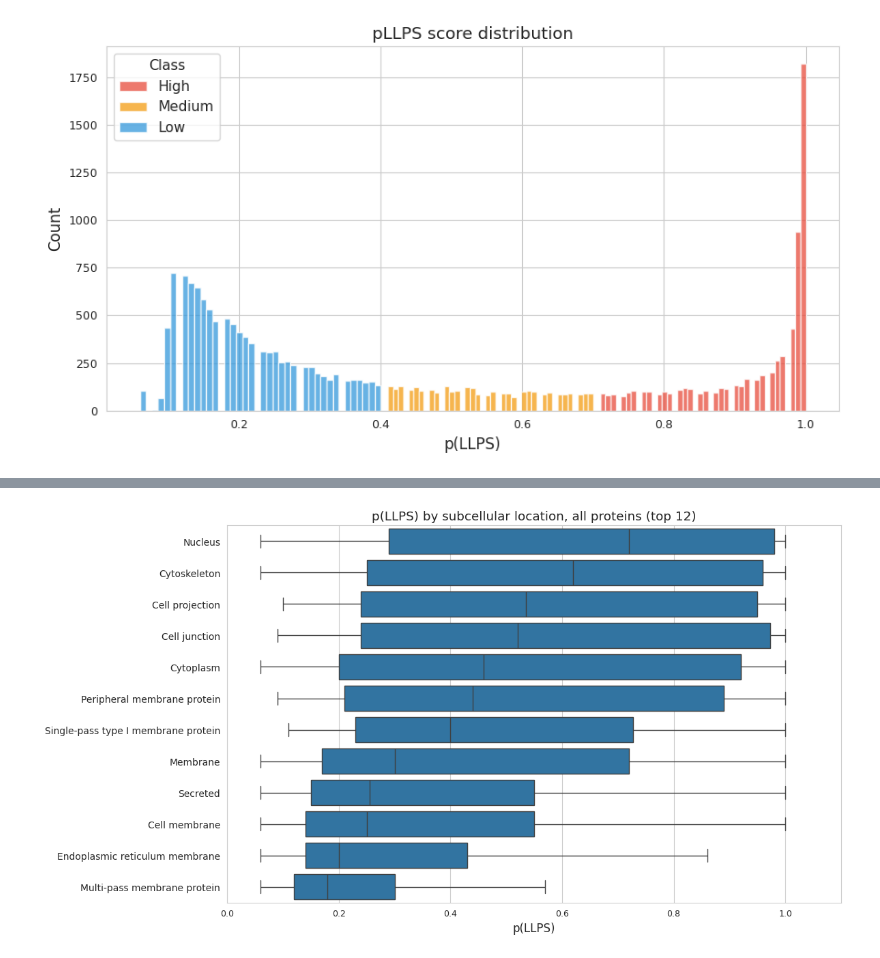
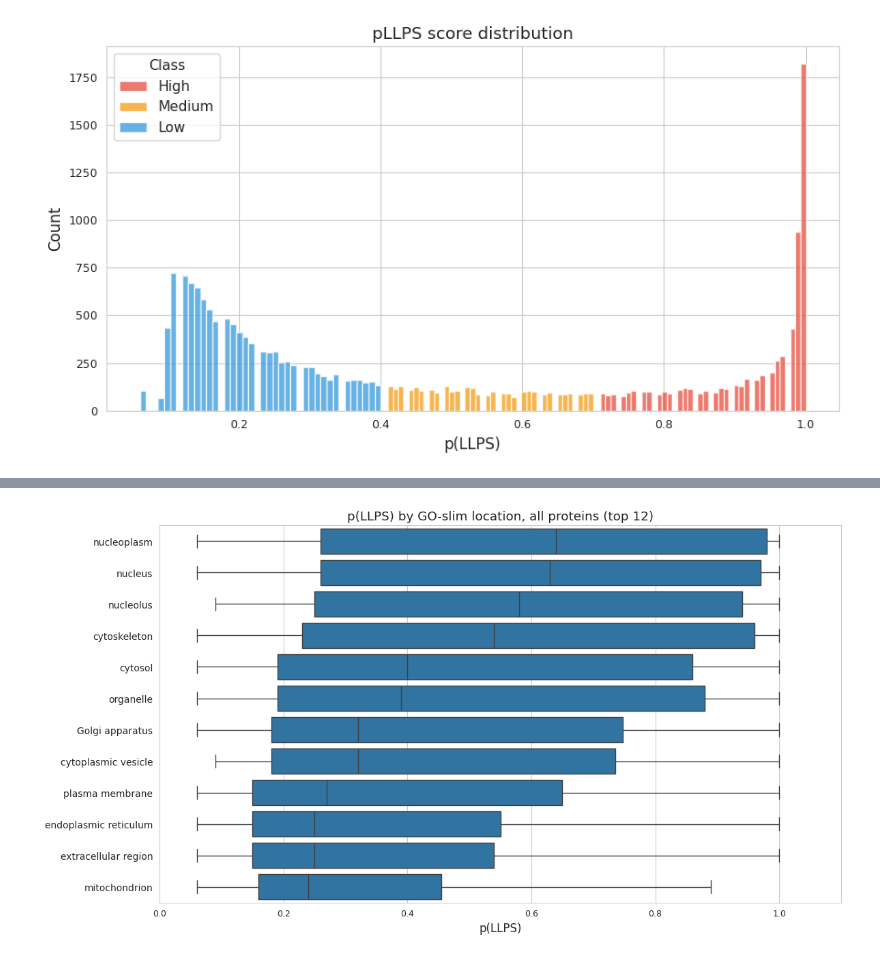
Before and after one commit to j-a-hill/mem_prot_llps, a Jupyter notebook: notebooks/02_plot.ipynb, the cells around one changed output, grey strips where cells are left out. Cells and saved outputs as stored; diff of their text form; code cells hidden in the pictures.

```diff
--- a/notebooks/02_plot.ipynb
+++ b/notebooks/02_plot.ipynb
@@ -189,31 +241,32 @@ plt.show()
 # %%
-# Fig 4 — pLLPS by subcellular location, all proteins (top 12 by count)
+# Fig 4 — pLLPS by GO-slim location (explode multi-mapped proteins), all proteins (top 12 by count)
 loc_long = (
-    df.explode("Location Categories")
-    .dropna(subset=["Location Categories"])
-    .query("`Location Categories` != ''")
-    [["p(LLPS)", "Location Categories"]]
-    .rename(columns={"Location Categories": "Location"})
+    df[["p(LLPS)", "Location_Slim_Plot"]]
+    .explode("Location_Slim_Plot")
+    .dropna(subset=["Location_Slim_Plot"])
+    .query("Location_Slim_Plot != 'Other' and Location_Slim_Plot != ''")
+    .rename(columns={"Location_Slim_Plot": "Location"})
 )
+loc_long = loc_long[loc_long["Location"] != "Unannotated"]
 top_locs = loc_long["Location"].value_counts().nlargest(12).index
 loc_long = loc_long[loc_long["Location"].isin(top_locs)]
 order_locs = (
     loc_long.groupby("Location")["p(LLPS)"]
     .median()
     .sort_values(ascending=False).index.tolist()
 )
 
 fig, ax = plt.subplots(figsize=(12, max(6, 0.42 * len(order_locs) + 1.5)))
 sns.boxplot(data=loc_long, y="Location", x="p(LLPS)", order=order_locs,
             showfliers=False, ax=ax)
 ax.set(xlim=(0, 1.1), xlabel="p(LLPS)", ylabel="",
-       title="p(LLPS) by subcellular location, all proteins (top 12)")
+       title="p(LLPS) by GO-slim location, all proteins (top 12)")
 ax.tick_params(axis="y", labelsize=10)
 plt.tight_layout()
 plt.savefig(FIG_DIR / "fig4_by_location.png", dpi=300, bbox_inches="tight")
 plt.show()
 # %% [output]
-[figure, old version]
+[figure, new version]
 # %%
 # Fig 5 — KDE: all proteins / membrane vs non-membrane / by TMD count
 fig, axes = plt.subplots(1, 3, figsize=(18, 5))
```
Also changed, not shown: parts of 13 cells of this notebook, 3 other files.
